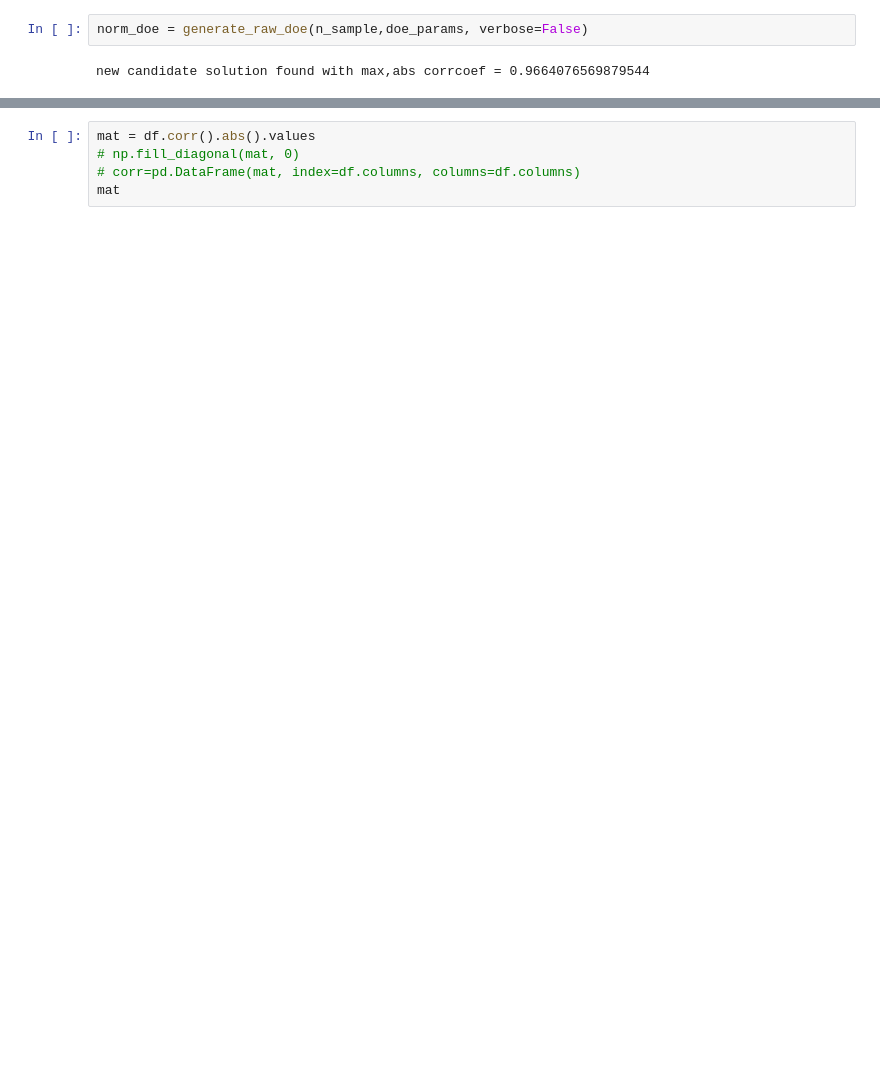
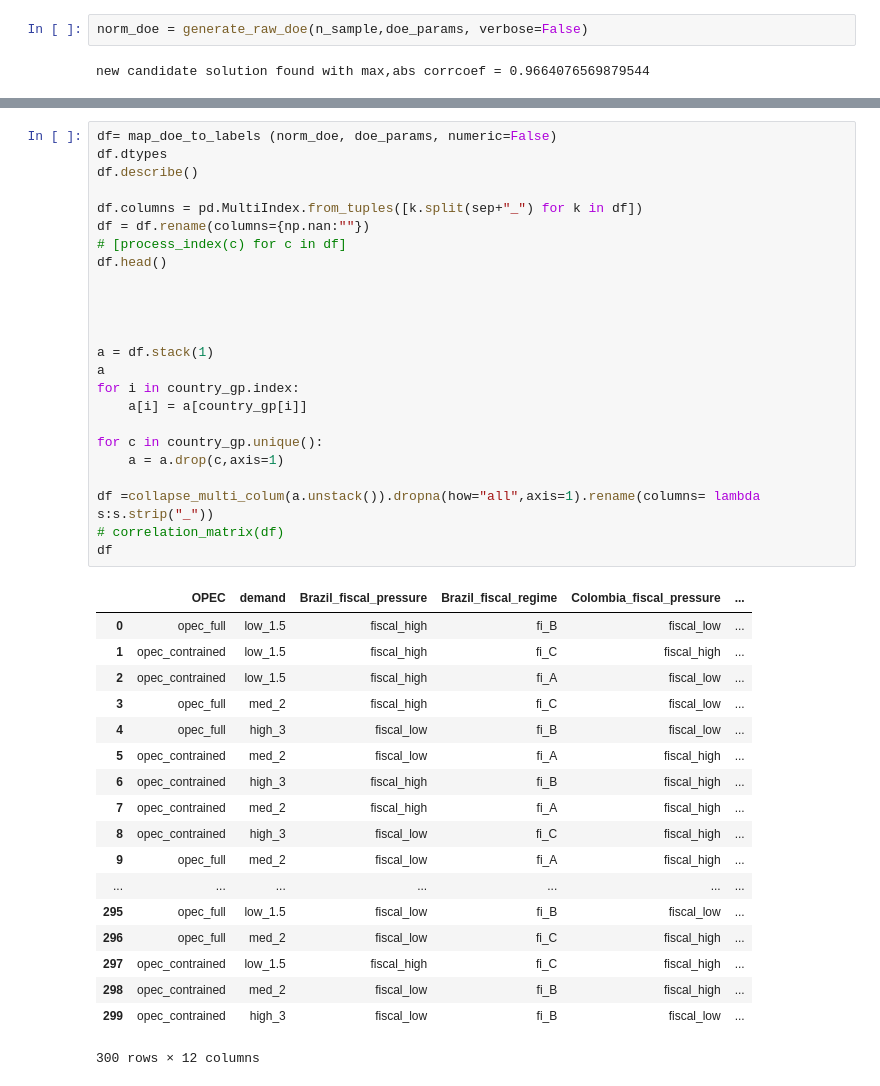
Before and after one commit to adrivsh/LHS_unburnable_oil_demo, a Jupyter notebook: combined_lhs_demo.ipynb, the cells around one changed output, grey strips where cells are left out. Cells and saved outputs as stored; diff of their text form; blank space fills up the shorter version.

```diff
--- a/combined_lhs_demo.ipynb
+++ b/combined_lhs_demo.ipynb
@@ -186,5 +188,43 @@ correlation_matrix(df)
-# %%
-mat = df.corr().abs().values
-# np.fill_diagonal(mat, 0)
-# corr=pd.DataFrame(mat, index=df.columns, columns=df.columns)
-mat
+# %%
+df= map_doe_to_labels (norm_doe, doe_params, numeric=False)
+df.dtypes
+df.describe()
+
+df.columns = pd.MultiIndex.from_tuples([k.split(sep+"_") for k in df])
+df = df.rename(columns={np.nan:""})
+# [process_index(c) for c in df]
+df.head()
+
+
+
+
+a = df.stack(1)
+a
+for i in country_gp.index:
+    a[i] = a[country_gp[i]]
+
+for c in country_gp.unique():
+    a = a.drop(c,axis=1)
+
+df =collapse_multi_colum(a.unstack()).dropna(how="all",axis=1).rename(columns= lambda s:s.strip("_"))
+# correlation_matrix(df)
+df
+# %% [output]
+|  | OPEC | demand | Brazil_fiscal_pressure | Brazil_fiscal_regime | Colombia_fiscal_pressure | ... |
+| 0 | opec_full | low_1.5 | fiscal_high | fi_B | fiscal_low | ... |
+| 1 | opec_contrained | low_1.5 | fiscal_high | fi_C | fiscal_high | ... |
+| 2 | opec_contrained | low_1.5 | fiscal_high | fi_A | fiscal_low | ... |
+| 3 | opec_full | med_2 | fiscal_high | fi_C | fiscal_low | ... |
+| 4 | opec_full | high_3 | fiscal_low | fi_B | fiscal_low | ... |
+| 5 | opec_contrained | med_2 | fiscal_low | fi_A | fiscal_high | ... |
+| 6 | opec_contrained | high_3 | fiscal_high | fi_B | fiscal_high | ... |
+| 7 | opec_contrained | med_2 | fiscal_high | fi_A | fiscal_high | ... |
+| 8 | opec_contrained | high_3 | fiscal_low | fi_C | fiscal_high | ... |
+| 9 | opec_full | med_2 | fiscal_low | fi_A | fiscal_high | ... |
+| ... | ... | ... | ... | ... | ... | ... |
+| 295 | opec_full | low_1.5 | fiscal_low | fi_B | fiscal_low | ... |
+| 296 | opec_full | med_2 | fiscal_low | fi_C | fiscal_high | ... |
+| 297 | opec_contrained | low_1.5 | fiscal_high | fi_C | fiscal_high | ... |
+| 298 | opec_contrained | med_2 | fiscal_low | fi_B | fiscal_high | ... |
+| 299 | opec_contrained | high_3 | fiscal_low | fi_B | fiscal_low | ... |
+300 rows × 12 columns
```
Also changed, not shown: parts of 1 cell of this notebook, 2 other files.
